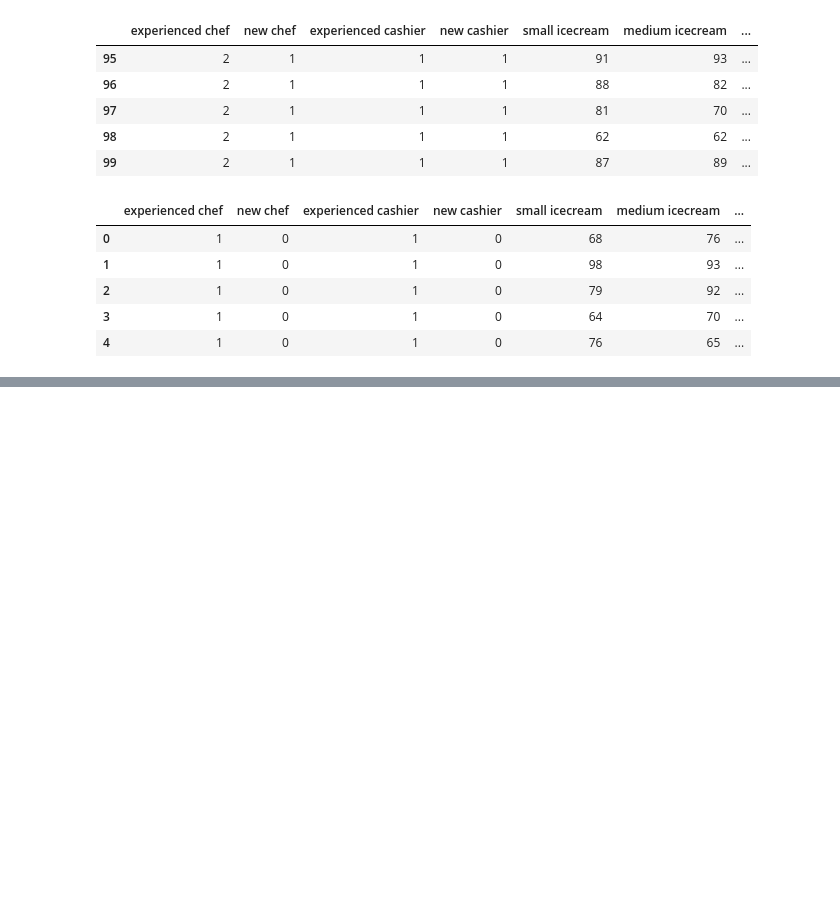
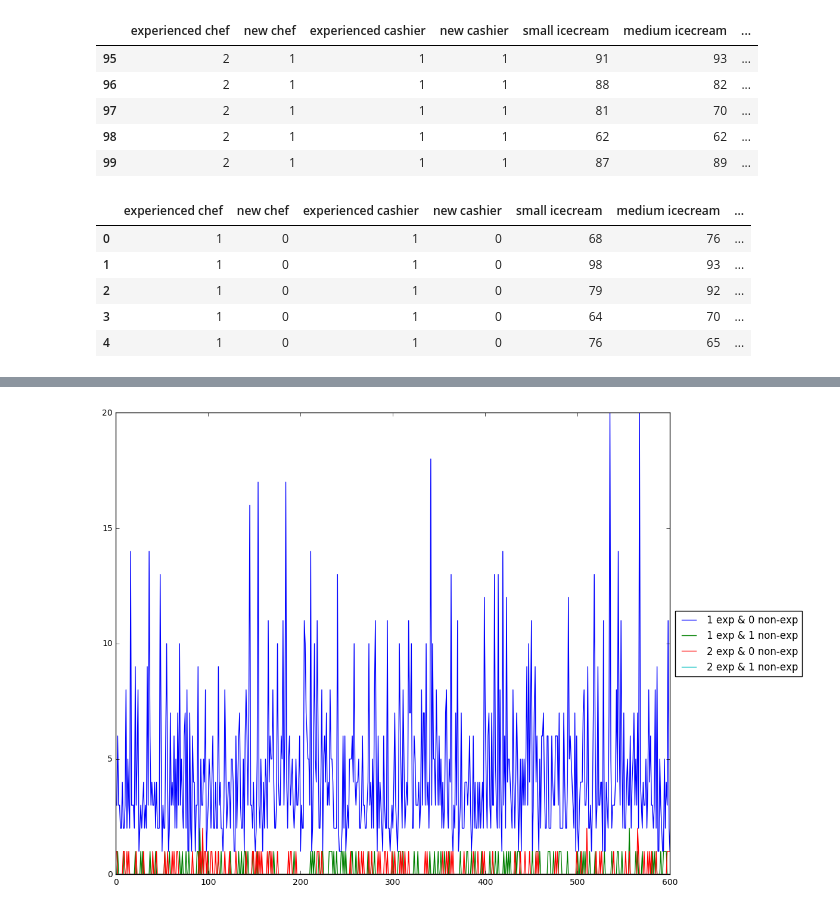
Before and after one commit to thphan2/Final_Project, a Jupyter notebook: Analysis of Ice_cream shop Simulation.ipynb, the cells around one changed output, grey strips where cells are left out. Cells and saved outputs as stored; diff of their text form; code cells hidden in the pictures; blank space fills up the shorter version.

Commit message:
waiting time vs employees - continue

```diff
--- a/Analysis of Ice_cream shop Simulation.ipynb
+++ b/Analysis of Ice_cream shop Simulation.ipynb
@@ -62,14 +62,14 @@ df.head()
 | 3 | 1 | 0 | 1 | 0 | 64 | 70 | ... |
 | 4 | 1 | 0 | 1 | 0 | 76 | 65 | ... |
 # %%
-def waitingtime_vs_employee(column1_name:str,column2_name:str):
+def waitingtime_vs_employee(column1_name:str,column2_name:str,column3_name:str):
     plt.figure(figsize=(15,10))
     ax = plt.subplot(111)
 
     for i in range(min(df[column1_name]),max(df[column1_name])+1):
         for j in range(min(df[column2_name]),max(df[column2_name])+1):
             label=str(i)+" exp & "+str(j)+" non-exp"
-            tmp_df=df.loc[(df[column1_name]==i) & (df[column2_name]==j)]["waiting time"]
+            tmp_df=df.loc[(df[column1_name]==i) & (df[column2_name]==j)][column3_name]
             ax.plot(np.arange(1,len(tmp_df)+1),tmp_df,label=label)
 
     # Shrink current axis by 20%
@@ -92,0 +102,4 @@ waitingtime_vs_employee('experienced cashier','new cashier')
+# %%
+waitingtime_vs_employee('experienced cashier','new cashier','order waiting time')
+# %% [output]
+[figure, added]
```
Also changed, not shown: parts of 7 cells of this notebook.
